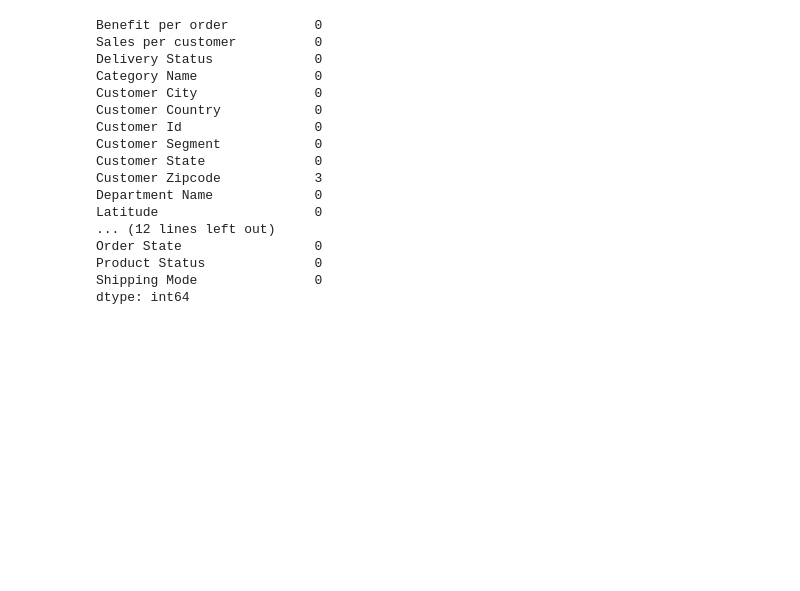
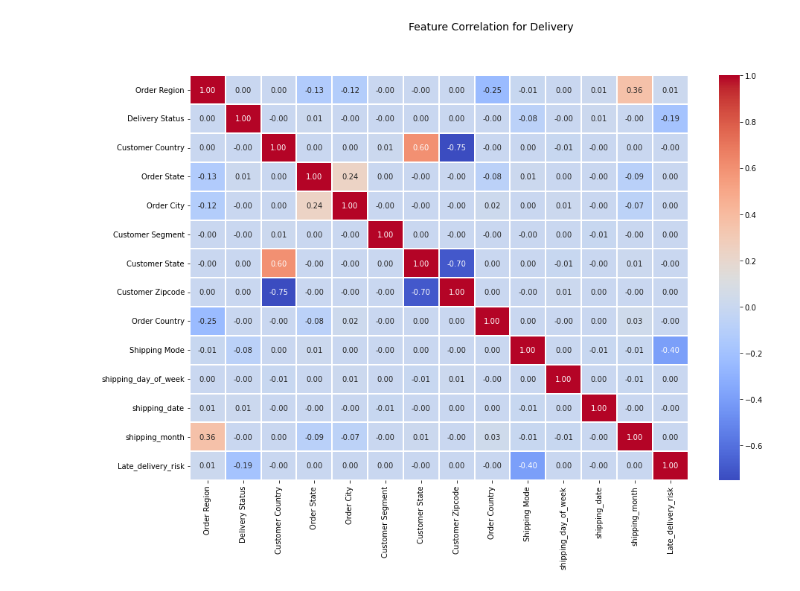
Before and after one commit to sternbrian2/Capstone_two, a Jupyter notebook: Preprocessing and Training Data Development.ipynb, the cells around one changed output. Drawn from its saved outputs; the diff is of its cells as text; code cells hidden in the pictures; blank space fills up the shorter version.

```diff
--- a/Preprocessing and Training Data Development.ipynb
+++ b/Preprocessing and Training Data Development.ipynb
@@ -12,4 +12,9 @@ features=df[['Type', 'Benefit per order', 'Sales per customer', 'Delivery Status
                     'Order City', 'Order Country', 'order date (DateOrders)', 'Order Id', 'Order Item Cardprod Id',
                     'Order Item Discount', 'Order Item Discount Rate', 'Order Item Product Price', 'Order Item Quantity',
                     'Order Region', 'Order State', 'Product Status', 'Shipping Mode']]
-features = features.drop(columns = ['Late_delivery_risk','Type'])
+#features = features.drop(columns = ['Late_delivery_risk','Type'])
+# %%
+features['shipping date (DateOrder)'] = pd.to_datetime(df['shipping date (DateOrders)'])
+features['shipping_day_of_week'] = pd.to_datetime(df['shipping date (DateOrders)']).dt.dayofweek
+features['shipping_date'] = pd.to_datetime(df['shipping date (DateOrders)']).dt.day
+features['shipping_month'] = pd.to_datetime(df['shipping date (DateOrders)']).dt.month
@@ -16,23 +42,5 @@ features = features.drop(columns = ['Late_delivery_risk','Type'])
 # %%
-features.isnull().sum()
+#features.isnull().sum()
-# %% [output]
-Benefit per order           0
-Sales per customer          0
-Delivery Status             0
-Category Name               0
-Customer City               0
-Customer Country            0
-Customer Id                 0
-Customer Segment            0
-Customer State              0
-Customer Zipcode            3
-Department Name             0
-Latitude                    0
-... (12 lines left out)
-Order State                 0
-Product Status              0
-Shipping Mode               0
-dtype: int64
 # %%
 from sklearn.preprocessing import LabelEncoder
 le=LabelEncoder()
@@ -48,7 +56,16 @@ features.head()
 final_features=features[['Order Region', 'Delivery Status',
        'Customer Country', 'Order State', 'Order City',
        'Customer Segment', 'Customer State', 'Customer Zipcode',
-       'Order Country', 'Shipping Mode']]
+       'Order Country', 'Shipping Mode','shipping_day_of_week','shipping_date','shipping_month','Late_delivery_risk']]
+# %%
+corr = final_features.corr()
+f, ax = plt.subplots(figsize=(15, 10))
+hm = sns.heatmap(round(corr,2), annot=True, ax=ax, cmap="coolwarm",fmt='.2f',
+                 linewidths=.1)
+#f.subplots_adjust(top=0.93)
+t= f.suptitle('Feature Correlation for Delivery', fontsize=14)
+# %% [output]
+[figure, added]
 # %%
 from sklearn.pipeline import make_pipeline
 from sklearn.pipeline import Pipeline
```
Also changed, not shown: parts of 1 cell of this notebook, 3 other files.
